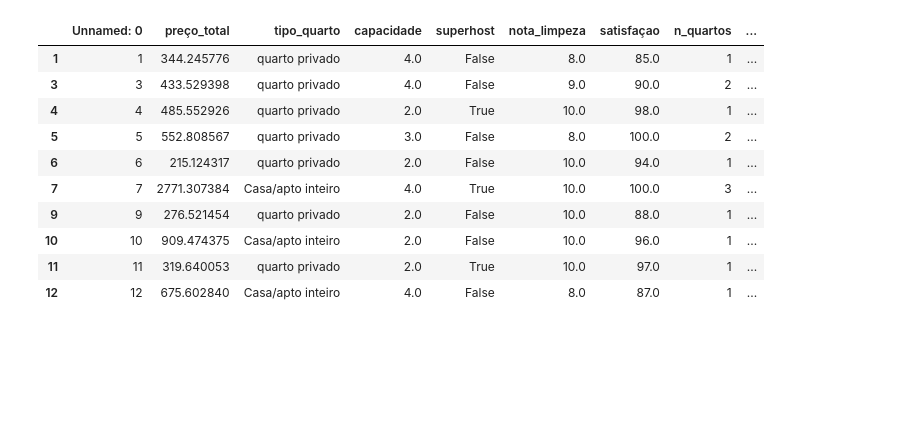
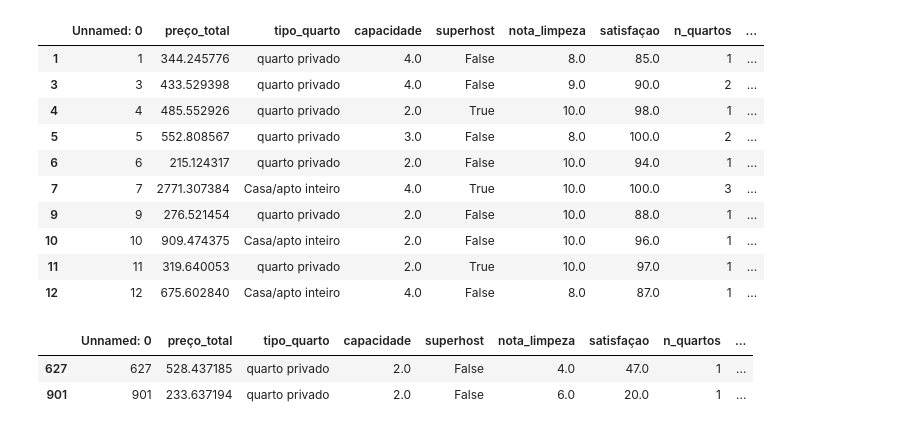
Before and after one commit to DeividAND/Projeto--01-An-lise-de-dados, a Jupyter notebook: notebooks/script01.ipynb, the cells around one changed output. Saved outputs shown, nothing was run; the diff lists cells and outputs as text; code cells hidden in the pictures; blank space fills up the shorter version.

Commit message:
07 - Analises - filtros

```diff
--- a/notebooks/script01.ipynb
+++ b/notebooks/script01.ipynb
@@ -438,3 +438,18 @@ df_final.loc[ft_atraçao_local_anuncio].head(10)
 | 10 | 10 | 909.474375 | Casa/apto inteiro | 2.0 | False | 10.0 | 96.0 | 1 | ... |
 | 11 | 11 | 319.640053 | quarto privado | 2.0 | True | 10.0 | 97.0 | 1 | ... |
 | 12 | 12 | 675.602840 | Casa/apto inteiro | 4.0 | False | 8.0 | 87.0 | 1 | ... |
+# %%
+# Filtro para menos de 50% de satisfação
+
+'''
+Apenas dois registros foram encontrados com nota de satisfação abaixo de 50 e
+ambos aparecem com a nota de limpeza abaixo de sete o que pode ser um forte
+indicativo de que a satisfação está atrelada a limpeza do ambiente.
+'''
+
+ft_baixa_satisfacao = (df_final['satisfaçao'] <= 50)
+df_final.loc[ft_baixa_satisfacao]
+# %% [output]
+|  | Unnamed: 0 | preço_total | tipo_quarto | capacidade | superhost | nota_limpeza | satisfaçao | n_quartos | ... |
+| 627 | 627 | 528.437185 | quarto privado | 2.0 | False | 4.0 | 47.0 | 1 | ... |
+| 901 | 901 | 233.637194 | quarto privado | 2.0 | False | 6.0 | 20.0 | 1 | ... |
```
